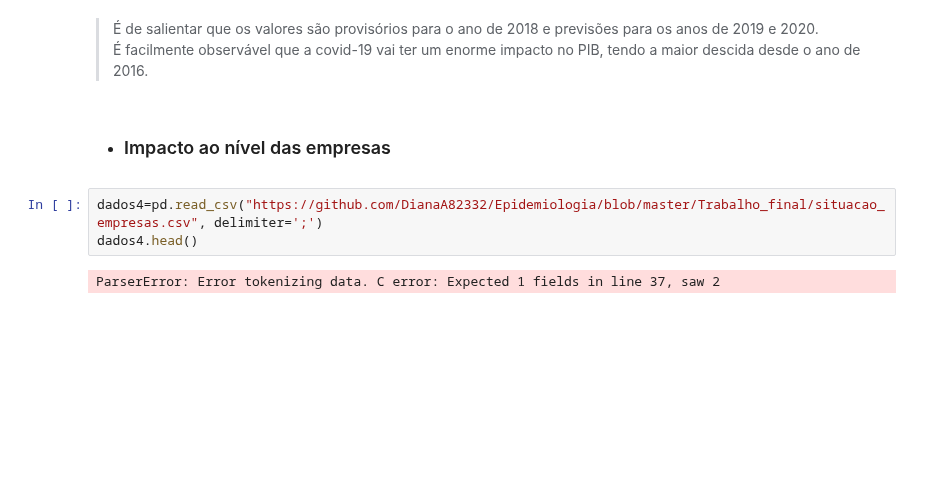
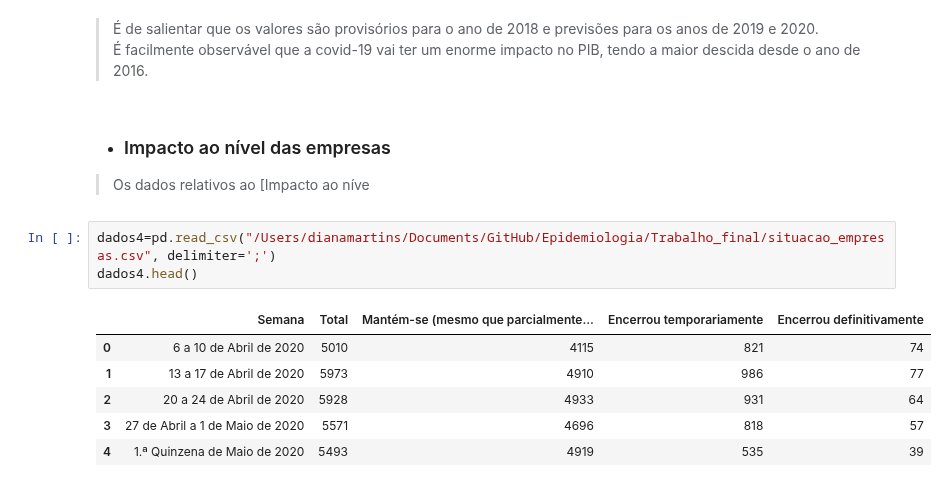
Before and after one commit to DianaA82332/Epidemiologia, a Jupyter notebook: estatisticas_covid_portugal.ipynb, the cells around one changed output. Saved outputs shown, nothing was run; the diff lists cells and outputs as text; blank space fills up the shorter version.

```diff
--- a/estatisticas_covid_portugal.ipynb
+++ b/estatisticas_covid_portugal.ipynb
@@ -198,8 +198,14 @@ fig_2.show()
 > É facilmente observável que a covid-19 vai ter um enorme impacto no PIB, tendo a maior descida desde o ano de 2016.
 # %% [markdown]
 * ### Impacto ao nível das empresas ###
+> Os dados relativos ao [Impacto ao níve
 # %%
-dados4=pd.read_csv("https://github.com/DianaA82332/Epidemiologia/blob/master/Trabalho_final/situacao_empresas.csv", delimiter=';')
+dados4=pd.read_csv("/Users/dianamartins/Documents/GitHub/Epidemiologia/Trabalho_final/situacao_empresas.csv", delimiter=';')
 dados4.head()
 # %% [output]
-ParserError: Error tokenizing data. C error: Expected 1 fields in line 37, saw 2
+|  | Semana | Total | Mantém-se (mesmo que parcialmente... | Encerrou temporariamente | Encerrou definitivamente |
+| 0 | 6 a 10 de Abril de 2020 | 5010 | 4115 | 821 | 74 |
+| 1 | 13 a 17 de Abril de 2020 | 5973 | 4910 | 986 | 77 |
+| 2 | 20 a 24 de Abril de 2020 | 5928 | 4933 | 931 | 64 |
+| 3 | 27 de Abril a 1 de Maio de 2020 | 5571 | 4696 | 818 | 57 |
+| 4 | 1.ª Quinzena de Maio de 2020 | 5493 | 4919 | 535 | 39 |
```
Also changed, not shown: parts of 2 cells of this notebook.
